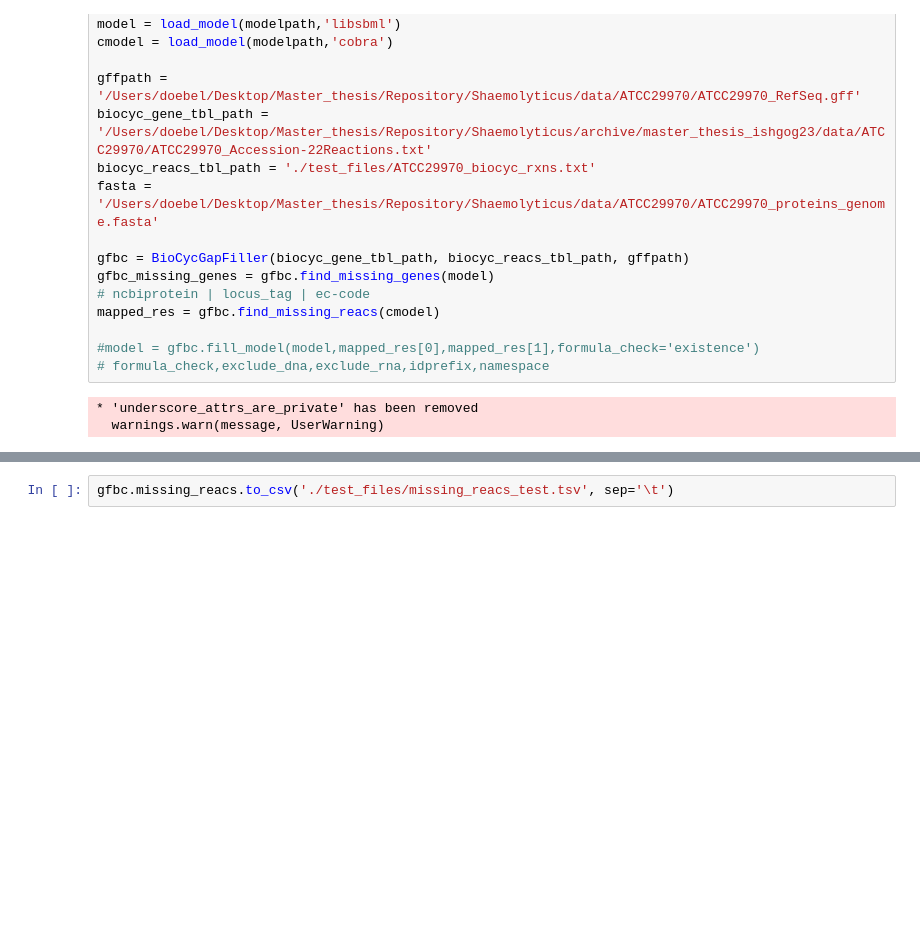
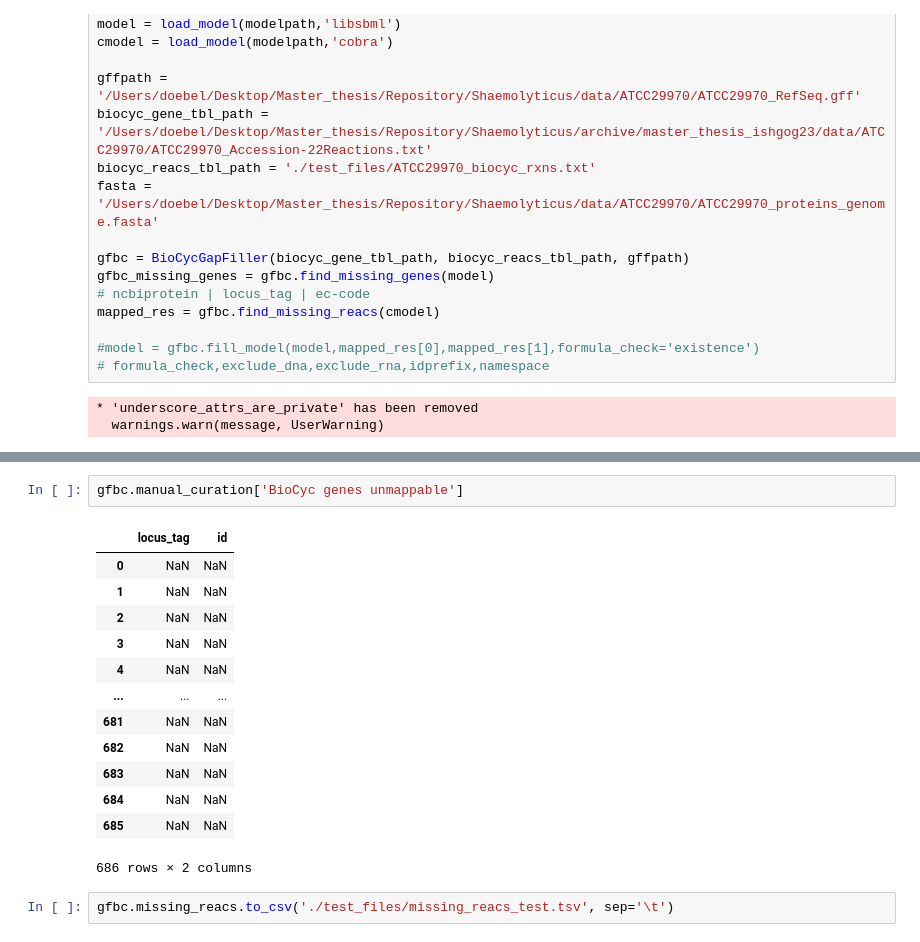
Before and after one commit to draeger-lab/refinegems, a Jupyter notebook: dev/gapfill-testing.ipynb, the cells around one changed output, grey strips where cells are left out. Saved outputs shown, nothing was run; the diff lists cells and outputs as text; blank space fills up the shorter version.

```diff
--- a/dev/gapfill-testing.ipynb
+++ b/dev/gapfill-testing.ipynb
@@ -132,3 +152,19 @@ gfbc.missing_reacs
+# %%
+gfbc.manual_curation['BioCyc genes unmappable']
+# %% [output]
+|  | locus_tag | id |
+| 0 | NaN | NaN |
+| 1 | NaN | NaN |
+| 2 | NaN | NaN |
+| 3 | NaN | NaN |
+| 4 | NaN | NaN |
+| ... | ... | ... |
+| 681 | NaN | NaN |
+| 682 | NaN | NaN |
+| 683 | NaN | NaN |
+| 684 | NaN | NaN |
+| 685 | NaN | NaN |
+686 rows × 2 columns
 # %%
 gfbc.missing_reacs.to_csv('./test_files/missing_reacs_test.tsv', sep='\t')
 # %%
```
Also changed, not shown: parts of 2 cells of this notebook.
